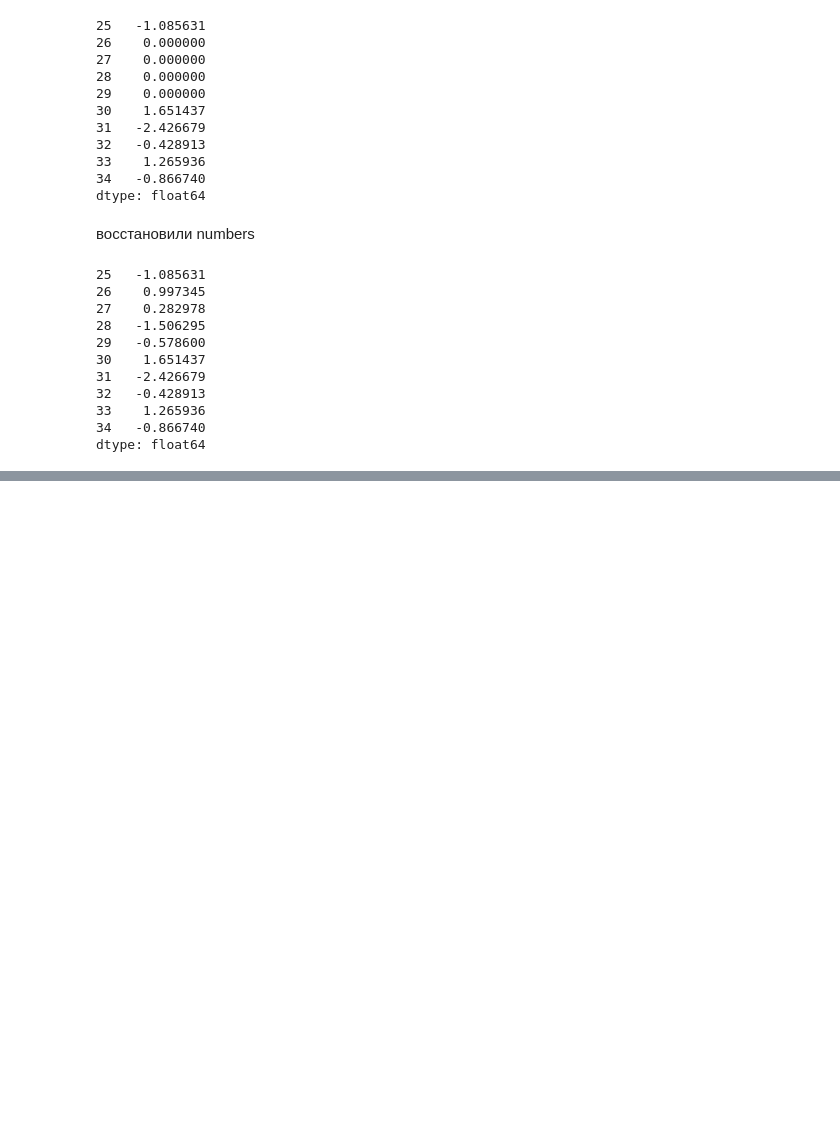
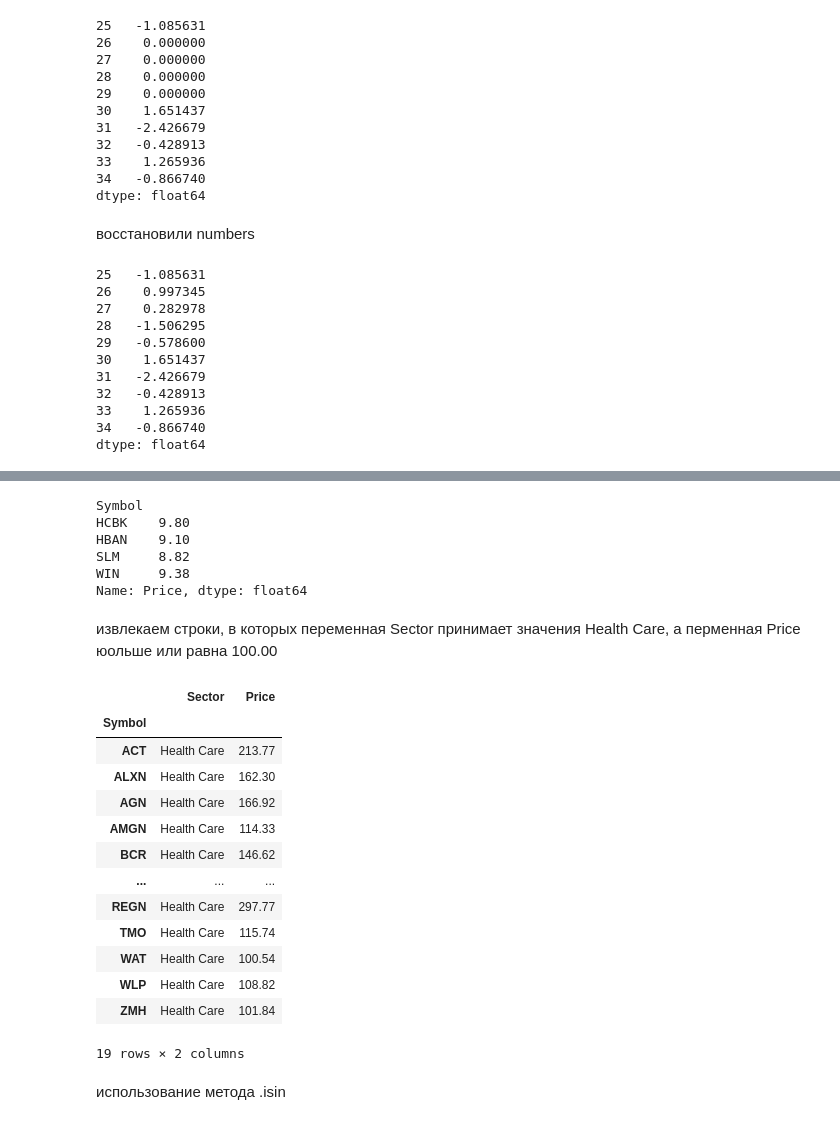
Before and after one commit to VorobyvEgor/Data_Science_with_Python, a Jupyter notebook: 1_Data_Structures.ipynb, the cells around one changed output, grey strips where cells are left out. Cells and saved outputs as stored; diff of their text form; code cells hidden in the pictures; blank space fills up the shorter version.

```diff
--- a/1_Data_Structures.ipynb
+++ b/1_Data_Structures.ipynb
@@ -1002,0 +1379,33 @@ dtype: float64
+# %%
+r = sp500[(sp500.Price < 10) &
+     (sp500.Price > 6)]['Price']
+r
+# %% [output]
+Symbol
+HCBK    9.80
+HBAN    9.10
+SLM     8.82
+WIN     9.38
+Name: Price, dtype: float64
+# %% [markdown]
+извлекаем строки, в которых переменная Sector принимает значения Health Care, а перменная Price юольше или равна 100.00
+# %%
+r = sp500[(sp500.Sector == 'Health Care') & (sp500.Price >= 100)][['Sector', 'Price']]
+r
+# %% [output]
+|  | Sector | Price |
+| Symbol |  |  |
+| ACT | Health Care | 213.77 |
+| ALXN | Health Care | 162.30 |
+| AGN | Health Care | 166.92 |
+| AMGN | Health Care | 114.33 |
+| BCR | Health Care | 146.62 |
+| ... | ... | ... |
+| REGN | Health Care | 297.77 |
+| TMO | Health Care | 115.74 |
+| WAT | Health Care | 100.54 |
+| WLP | Health Care | 108.82 |
+| ZMH | Health Care | 101.84 |
+19 rows × 2 columns
+# %% [markdown]
+использование метода .isin
```
Also changed, not shown: parts of 124 cells of this notebook.
